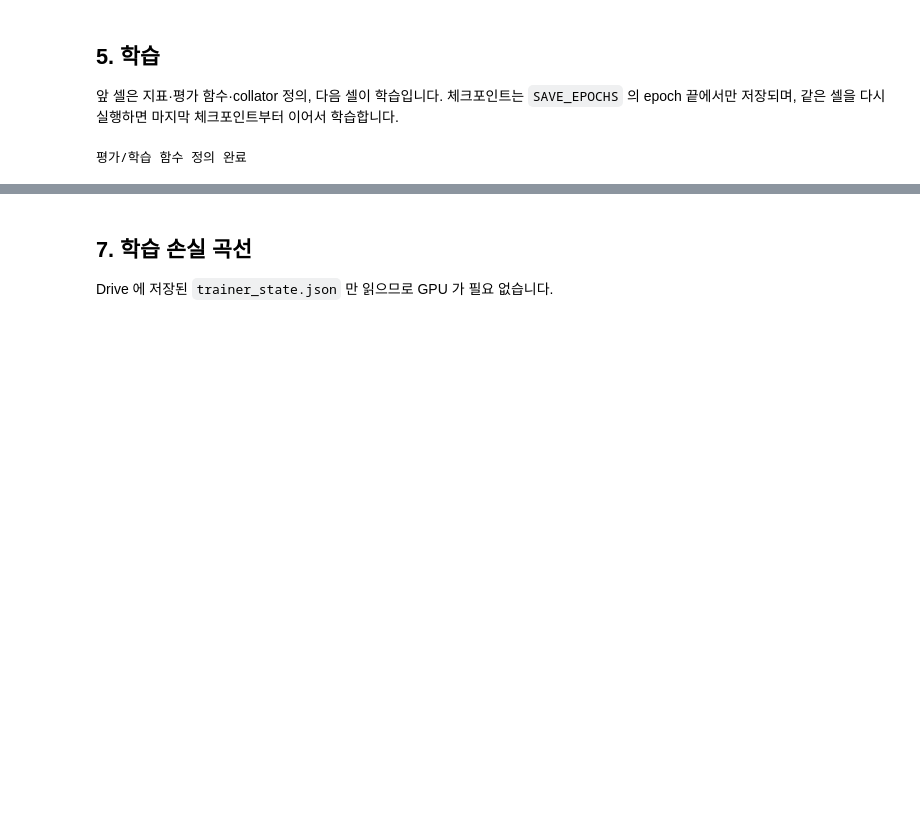
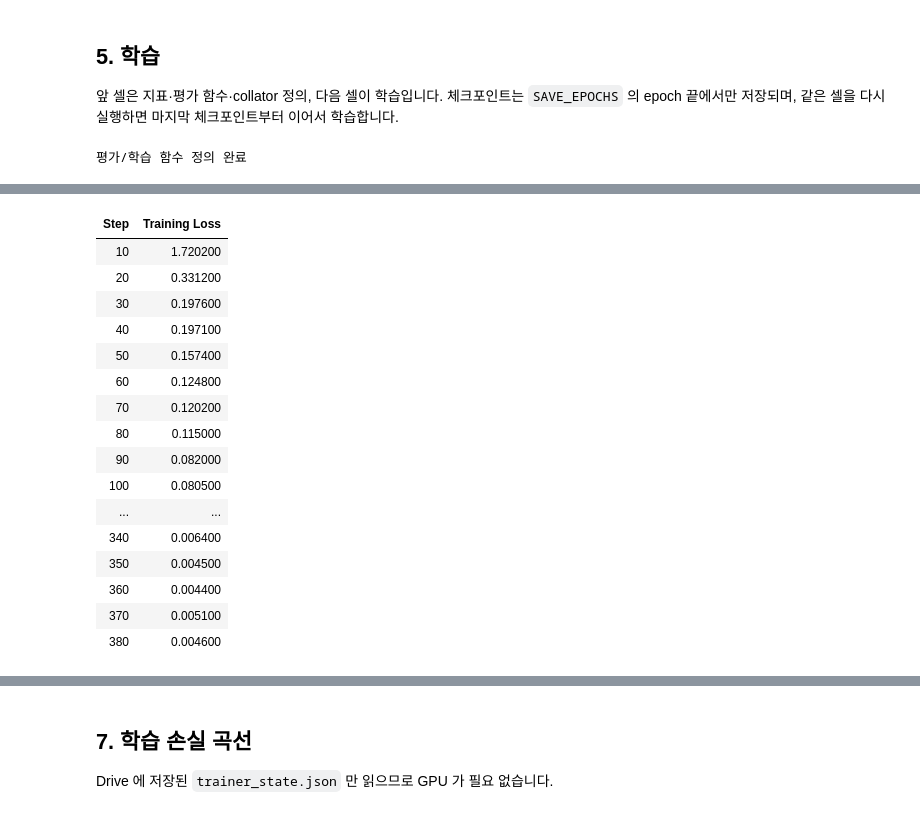
Before and after one commit to MinseongKim-dev/Expert-CFG, a Jupyter notebook: VQA_RAD_expert_cfg_reproduction.ipynb, the cells around one changed output, grey strips where cells are left out. Saved outputs shown, nothing was run; the diff lists cells and outputs as text; code cells hidden in the pictures; blank space fills up the shorter version.

```diff
--- a/VQA_RAD_expert_cfg_reproduction.ipynb
+++ b/VQA_RAD_expert_cfg_reproduction.ipynb
@@ -412,0 +554,11 @@ test  [local] total= 451  closed=272  open=179
+# %%
+# 3-3. 이번 실행(학습·평가)에 쓸 데이터셋 선택 — 5절 설정의 DATASET 에 따라 위에서 읽은 데이터를 train_ds / val_ds / test_ds 로 가리킨다
+import copy
+_sets = {'vqarad': (rad_train, rad_val, rad_test), 'slake': (slake_train, slake_val, slake_test)}
+_tr, val_ds, test_ds = _sets[DATASET]
+assert _tr is not None, f"{DATASET} 데이터가 읽히지 않았습니다 — 3-1 / 3-2 셀 중 해당 셀을 먼저 실행하세요"
+train_ds = copy.copy(_tr)            # 같은 셀을 다시 실행해도 원본(rad_train / slake_train)의 records 가 늘어나지 않도록 얕은 복사
+if TRAIN_ON_VAL:      # train+val 학습 (규칙 일부 완화). val_ds 는 그대로 두지만 학습에 들어가 있으므로 선택에 쓰지 않는다
+    train_ds.records = list(_tr.records) + list(val_ds.records)
+    print(f'※ TRAIN_ON_VAL: 학습 {len(_tr)} + val {len(val_ds)} = {len(train_ds)}문항')
+print(f'이번 실행: DATASET = {DATASET} | train {len(train_ds)} / val {len(val_ds) if val_ds is not None else "-"} / test {len(test_ds)}')
@@ -648,12 +803,66 @@ elif 'warmup_steps' in _ta_params:
     print(f'warmup_steps={_v4["warmup_steps"]}')
 
 from transformers import TrainerCallback
-SAVE_EPOCHS = {5, 8, 10}
+if PHI_EPOCHS >= 10:
+    SAVE_EPOCHS = {5, 8, PHI_EPOCHS} if TRAIN_ON_VAL else set(range(2, PHI_EPOCHS + 1, 2))      # train+val: 5·8·10 (마지막만 평가) / val 선택: 2·4·6·8·10 epoch 에서 저장
+else:
+    SAVE_EPOCHS = set(range(1, PHI_EPOCHS + 1))
 class SaveAtEpochs(TrainerCallback):
     """save_strategy='epoch' 의 저장 여부를 덮어써서 SAVE_EPOCHS 에 해당하는 epoch 끝에서만 체크포인트를 저장."""
     def on_epoch_end(self, args, state, control, **kwargs):
         control.should_save = int(round(state.epoch)) in SAVE_EPOCHS
         return control
+
+# 그래디언트 체크포인팅 방식: torch 2.3 + transformers 4.x 에서 use_reentrant=False 는 "A different number of tensors was saved ..." 오류가 났다.
+# 4.x 환경에서는 reentrant 방식으로 되돌리고, 이 방식은 입력이 grad 를 요구해야 하므로 enable_input_require_grads() 를 함께 쓴다.
+GC_REENTRANT = int(transformers.__version__.split('.')[0]) < 5
+if GRAD_CKPT and GC_REENTRANT:
+    model.enable_input_require_grads()
+    # 이 모델은 이미지가 섞인 임베딩을 vision_embed_tokens 가 만든다 → 그 출력이 grad 를 요구하도록 직접 훅을 건다
+    _hooked = [n for n, m in model.named_modules() if n.endswith('vision_embed_tokens')]
+    assert _hooked, 'vision_embed_tokens 모듈을 찾지 못했습니다'
+    for _n, _m in model.named_modules():
+        if _n.endswith('vision_embed_tokens'):
+            _m.register_forward_hook(lambda mod, inp, out: out.requires_grad_(True) if torch.is_tensor(out) and out.is_floating_point() else out)
+    print('input grad 훅:', _hooked)
+print(f'gradient checkpointing = {GRAD_CKPT} (use_reentrant = {GC_REENTRANT})')
+
+import time
+class ETAPrinter(TrainerCallback):
+    """진행 막대(위젯)가 안 보이는 환경용: 몇 스텝마다 스텝당 시간·경과·남은 시간을 글자로 출력."""
+    def __init__(self, every=5):
+        self.every, self.t0, self.s0 = every, None, 0
+    def on_train_begin(self, args, state, control, **kwargs):
+        self.t0, self.s0 = time.time(), state.global_step
+    def on_step_end(self, args, state, control, **kwargs):
+        n = state.global_step - self.s0
+        if n > 0 and (n % self.every == 0 or state.global_step == state.max_steps):
+            el = time.time() - self.t0
+            per = el / n
+            rem = per * (state.max_steps - state.global_step)
+            print(f'step {state.global_step}/{state.max_steps}  {per:.1f}s/step  경과 {el/60:.1f}분  남은 약 {rem/60:.1f}분  (epoch {state.epoch:.2f})', flush=True)
+
+class GradCheck(TrainerCallback):
+    """첫 마이크로배치의 backward 직후, 학습 가능한 파라미터의 gradient 가 실제로 생겼는지 확인 (체크포인팅 설정 점검용).
+    on_pre_optimizer_step 은 transformers 4.43 에서 호출되지 않는 것으로 보여, 마이크로배치마다 불리는 on_substep_end 로도 확인한다."""
+    def __init__(self):
+        self.done = False
+    def _check(self, model):
+        if self.done or model is None:
+            return
+        self.done = True
+        groups = {'decoder layers': [0, 0], 'lm_head': [0, 0], 'other': [0, 0]}
+        for n, p_ in model.named_parameters():
+            if not p_.requires_grad:
+                continue
+            g = 'decoder layers' if '.layers.' in n else ('lm_head' if 'lm_head' in n else 'other')
+            groups[g][0] += 1
+            groups[g][1] += int(p_.grad is not None and bool(p_.grad.abs().sum() > 0))
+        print('[GradCheck] gradient 가 있는 학습 파라미터 / 전체:', {k: f'{v[1]}/{v[0]}' for k, v in groups.items() if v[0]}, flush=True)
+    def on_substep_end(self, args, state, control, model=None, **kwargs):
+        self._check(model)
+    def on_pre_optimizer_step(self, args, state, control, model=None, **kwargs):
+        self._check(model)
 
 training_args = TrainingArguments(
     output_dir=OUTPUT_DIR,
@@ -662,8 +871,8 @@ training_args = TrainingArguments(
     gradient_accumulation_steps=GRAD_ACCUM,
     bf16=USE_BF16,
     fp16=USE_FP16,
-    gradient_checkpointing=True,
-    gradient_checkpointing_kwargs={'use_reentrant': False},
+    gradient_checkpointing=GRAD_CKPT,
+    **({'gradient_checkpointing_kwargs': {'use_reentrant': GC_REENTRANT}} if GRAD_CKPT else {}),
     logging_steps=10,
     save_strategy='epoch',
     save_total_limit=None,   # 5·8·10 epoch 체크포인트를 모두 보존 (SaveAtEpochs 가 그 외 epoch 의 저장을 막음)
@@ -677,12 +886,21 @@ training_args = TrainingArguments(
 
 trainer = Trainer(model=model, args=training_args,
                   train_dataset=train_ds, data_collator=VQARADCollator(processor),
-                  callbacks=[SaveAtEpochs()])
+                  callbacks=[SaveAtEpochs(), ETAPrinter(), GradCheck()])
 
 _ckpt_dirs = sorted(glob.glob(os.path.join(OUTPUT_DIR, 'checkpoint-*')), key=lambda d: int(d.rsplit('-', 1)[1]))
 _resume = _ckpt_dirs[-1] if _ckpt_dirs else False
 print(f'resume_from_checkpoint = {_resume}')
+if _resume:
+    # 다른 버전의 transformers 가 저장한 체크포인트는 TrainerState 필드가 달라 이어받기가 실패할 수 있다 → 미리 검사
+    from transformers.trainer_callback import TrainerState
+    try:
+        TrainerState.load_from_json(os.path.join(_resume, 'trainer_state.json'))
+    except TypeError as e:
+        raise RuntimeError(f'{_resume} 는 현재 transformers({transformers.__version__}) 로 이어받을 수 없는 체크포인트입니다 ({e}). '
+                           f'_tag 를 새 이름으로 바꿔 새 폴더에서 처음부터 학습하거나, 해당 체크포인트 폴더를 다른 곳으로 옮기세요.')
 
 trainer.train(resume_from_checkpoint=_resume)
 trainer.save_model(OUTPUT_DIR)
 print('학습 완료')
+# %% [output]
@@ -688,0 +911,17 @@ print('학습 완료')
+| Step | Training Loss |
+| 10 | 1.720200 |
+| 20 | 0.331200 |
+| 30 | 0.197600 |
+| 40 | 0.197100 |
+| 50 | 0.157400 |
+| 60 | 0.124800 |
+| 70 | 0.120200 |
+| 80 | 0.115000 |
+| 90 | 0.082000 |
+| 100 | 0.080500 |
+| ... | ... |
+| 340 | 0.006400 |
+| 350 | 0.004500 |
+| 360 | 0.004400 |
+| 370 | 0.005100 |
+| 380 | 0.004600 |
```
Also changed, not shown: parts of 35 cells of this notebook, 23 other files.
